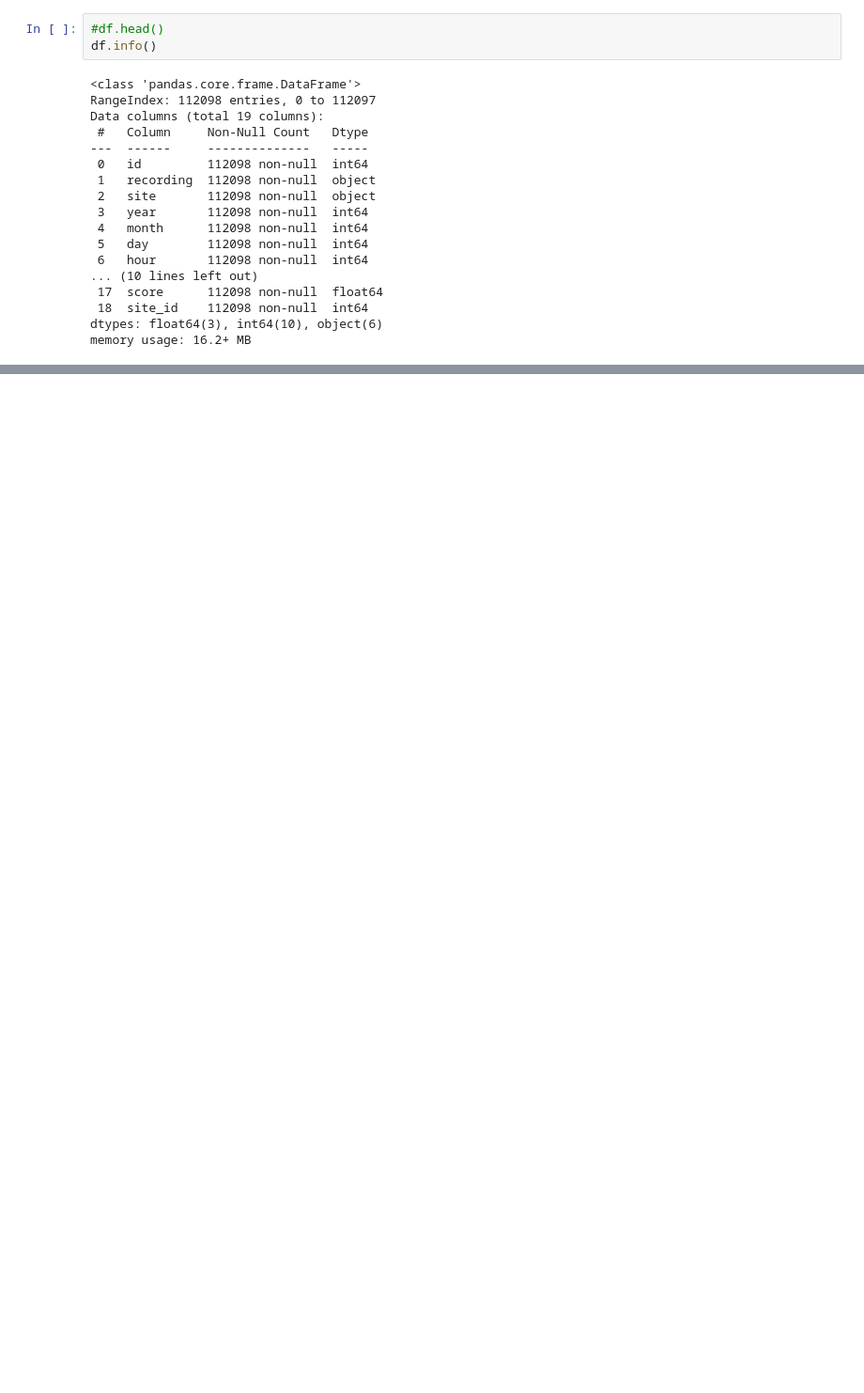
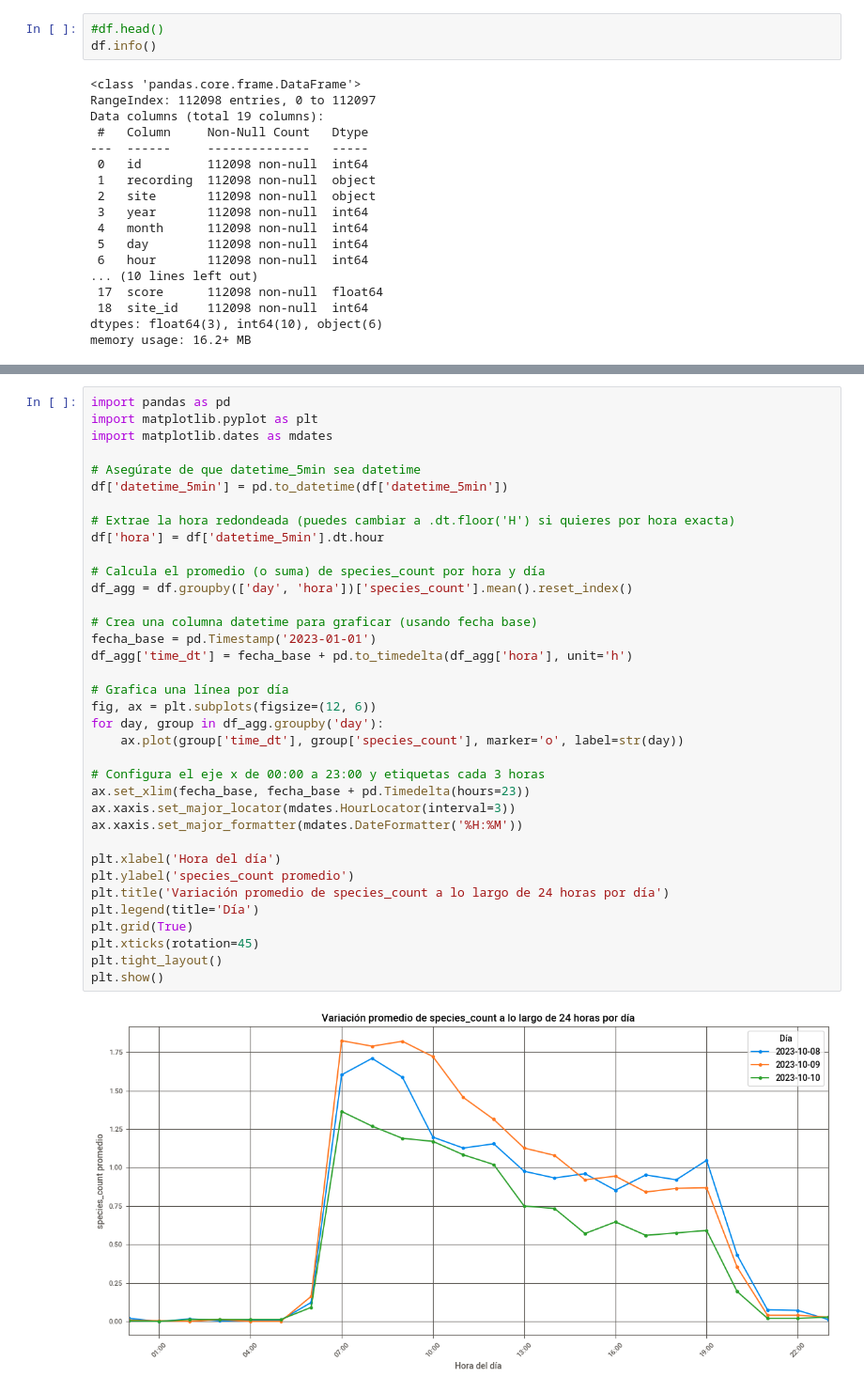
Before and after one commit to camilobehrens/Data_Science_ll, a Jupyter notebook: entrega_1/entrega.ipynb, the cells around one changed output, grey strips where cells are left out. Shown: that part at 94% size. Cells and saved outputs as stored; diff of their text form; blank space fills up the shorter version.

```diff
--- a/entrega_1/entrega.ipynb
+++ b/entrega_1/entrega.ipynb
@@ -360,0 +353,38 @@ result.to_csv(r'C:\Users\camil\OneDrive - Universidad Austral de Chile\datascien
+# %%
+import pandas as pd
+import matplotlib.pyplot as plt
+import matplotlib.dates as mdates
+
+# Asegúrate de que datetime_5min sea datetime
+df['datetime_5min'] = pd.to_datetime(df['datetime_5min'])
+
+# Extrae la hora redondeada (puedes cambiar a .dt.floor('H') si quieres por hora exacta)
+df['hora'] = df['datetime_5min'].dt.hour
+
+# Calcula el promedio (o suma) de species_count por hora y día
+df_agg = df.groupby(['day', 'hora'])['species_count'].mean().reset_index()
+
+# Crea una columna datetime para graficar (usando fecha base)
+fecha_base = pd.Timestamp('2023-01-01')
+df_agg['time_dt'] = fecha_base + pd.to_timedelta(df_agg['hora'], unit='h')
+
+# Grafica una línea por día
+fig, ax = plt.subplots(figsize=(12, 6))
+for day, group in df_agg.groupby('day'):
+    ax.plot(group['time_dt'], group['species_count'], marker='o', label=str(day))
+
+# Configura el eje x de 00:00 a 23:00 y etiquetas cada 3 horas
+ax.set_xlim(fecha_base, fecha_base + pd.Timedelta(hours=23))
+ax.xaxis.set_major_locator(mdates.HourLocator(interval=3))
+ax.xaxis.set_major_formatter(mdates.DateFormatter('%H:%M'))
+
+plt.xlabel('Hora del día')
+plt.ylabel('species_count promedio')
+plt.title('Variación promedio de species_count a lo largo de 24 horas por día')
+plt.legend(title='Día')
+plt.grid(True)
+plt.xticks(rotation=45)
+plt.tight_layout()
+plt.show()
+# %% [output]
+[figure, added]
```
Also changed, not shown: parts of 45 cells of this notebook, 3 other files.
